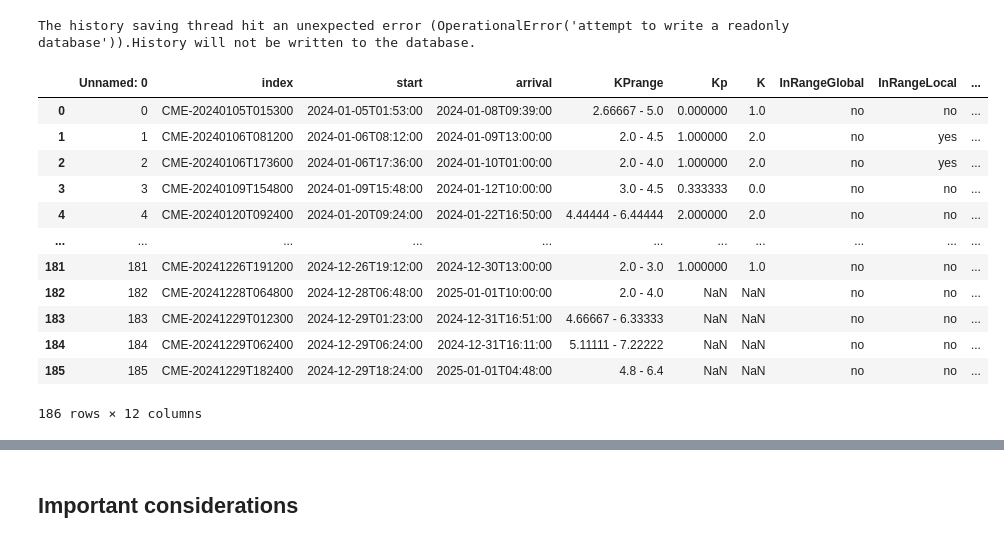
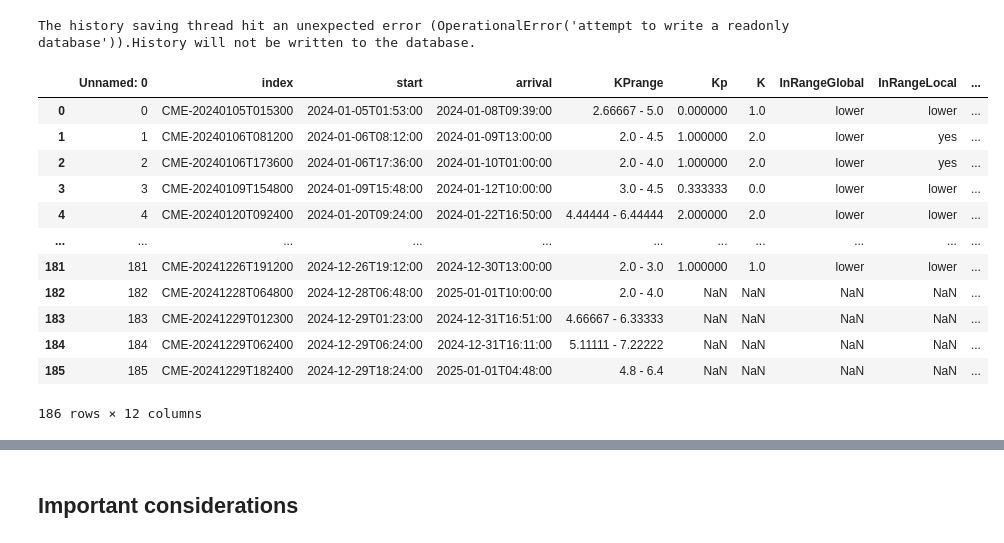
Before and after one commit to marinaserracabra/Basic-coding, a Jupyter notebook: Evaluation of the prediction of solar storms in 2024.ipynb, the cells around one changed output, grey strips where cells are left out. Saved outputs shown, nothing was run; the diff lists cells and outputs as text; code cells hidden in the pictures.

```diff
--- a/Evaluation of the prediction of solar storms in 2024.ipynb
+++ b/Evaluation of the prediction of solar storms in 2024.ipynb
@@ -13,21 +13,21 @@ import matplotlib
 # %% [output]
 The history saving thread hit an unexpected error (OperationalError('attempt to write a readonly database')).History will not be written to the database.
 # %%
-eval_graph = pd.read_csv('/home/christopher/geomagnetic_storms/cme_evaluation.csv')
+eval_graph = pd.read_csv('/home/christopher/geomagnetic_storms/cme4evaluation.csv')
 eval_graph
 # %% [output]
 |  | Unnamed: 0 | index | start | arrival | KPrange | Kp | K | InRangeGlobal | InRangeLocal | ... |
-| 0 | 0 | CME-20240105T015300 | 2024-01-05T01:53:00 | 2024-01-08T09:39:00 | 2.66667 - 5.0 | 0.000000 | 1.0 | no | no | ... |
-| 1 | 1 | CME-20240106T081200 | 2024-01-06T08:12:00 | 2024-01-09T13:00:00 | 2.0 - 4.5 | 1.000000 | 2.0 | no | yes | ... |
-| 2 | 2 | CME-20240106T173600 | 2024-01-06T17:36:00 | 2024-01-10T01:00:00 | 2.0 - 4.0 | 1.000000 | 2.0 | no | yes | ... |
-| 3 | 3 | CME-20240109T154800 | 2024-01-09T15:48:00 | 2024-01-12T10:00:00 | 3.0 - 4.5 | 0.333333 | 0.0 | no | no | ... |
-| 4 | 4 | CME-20240120T092400 | 2024-01-20T09:24:00 | 2024-01-22T16:50:00 | 4.44444 - 6.44444 | 2.000000 | 2.0 | no | no | ... |
+| 0 | 0 | CME-20240105T015300 | 2024-01-05T01:53:00 | 2024-01-08T09:39:00 | 2.66667 - 5.0 | 0.000000 | 1.0 | lower | lower | ... |
+| 1 | 1 | CME-20240106T081200 | 2024-01-06T08:12:00 | 2024-01-09T13:00:00 | 2.0 - 4.5 | 1.000000 | 2.0 | lower | yes | ... |
+| 2 | 2 | CME-20240106T173600 | 2024-01-06T17:36:00 | 2024-01-10T01:00:00 | 2.0 - 4.0 | 1.000000 | 2.0 | lower | yes | ... |
+| 3 | 3 | CME-20240109T154800 | 2024-01-09T15:48:00 | 2024-01-12T10:00:00 | 3.0 - 4.5 | 0.333333 | 0.0 | lower | lower | ... |
+| 4 | 4 | CME-20240120T092400 | 2024-01-20T09:24:00 | 2024-01-22T16:50:00 | 4.44444 - 6.44444 | 2.000000 | 2.0 | lower | lower | ... |
 | ... | ... | ... | ... | ... | ... | ... | ... | ... | ... | ... |
-| 181 | 181 | CME-20241226T191200 | 2024-12-26T19:12:00 | 2024-12-30T13:00:00 | 2.0 - 3.0 | 1.000000 | 1.0 | no | no | ... |
-| 182 | 182 | CME-20241228T064800 | 2024-12-28T06:48:00 | 2025-01-01T10:00:00 | 2.0 - 4.0 | NaN | NaN | no | no | ... |
-| 183 | 183 | CME-20241229T012300 | 2024-12-29T01:23:00 | 2024-12-31T16:51:00 | 4.66667 - 6.33333 | NaN | NaN | no | no | ... |
-| 184 | 184 | CME-20241229T062400 | 2024-12-29T06:24:00 | 2024-12-31T16:11:00 | 5.11111 - 7.22222 | NaN | NaN | no | no | ... |
-| 185 | 185 | CME-20241229T182400 | 2024-12-29T18:24:00 | 2025-01-01T04:48:00 | 4.8 - 6.4 | NaN | NaN | no | no | ... |
+| 181 | 181 | CME-20241226T191200 | 2024-12-26T19:12:00 | 2024-12-30T13:00:00 | 2.0 - 3.0 | 1.000000 | 1.0 | lower | lower | ... |
+| 182 | 182 | CME-20241228T064800 | 2024-12-28T06:48:00 | 2025-01-01T10:00:00 | 2.0 - 4.0 | NaN | NaN | NaN | NaN | ... |
+| 183 | 183 | CME-20241229T012300 | 2024-12-29T01:23:00 | 2024-12-31T16:51:00 | 4.66667 - 6.33333 | NaN | NaN | NaN | NaN | ... |
+| 184 | 184 | CME-20241229T062400 | 2024-12-29T06:24:00 | 2024-12-31T16:11:00 | 5.11111 - 7.22222 | NaN | NaN | NaN | NaN | ... |
+| 185 | 185 | CME-20241229T182400 | 2024-12-29T18:24:00 | 2025-01-01T04:48:00 | 4.8 - 6.4 | NaN | NaN | NaN | NaN | ... |
 186 rows × 12 columns
 # %%
 eval_graph.drop(eval_graph.columns[eval_graph.columns.str.contains('unnamed', case=False)],axis=1, inplace=True)
```
Also changed, not shown: parts of 3 cells of this notebook, 2 other files.
